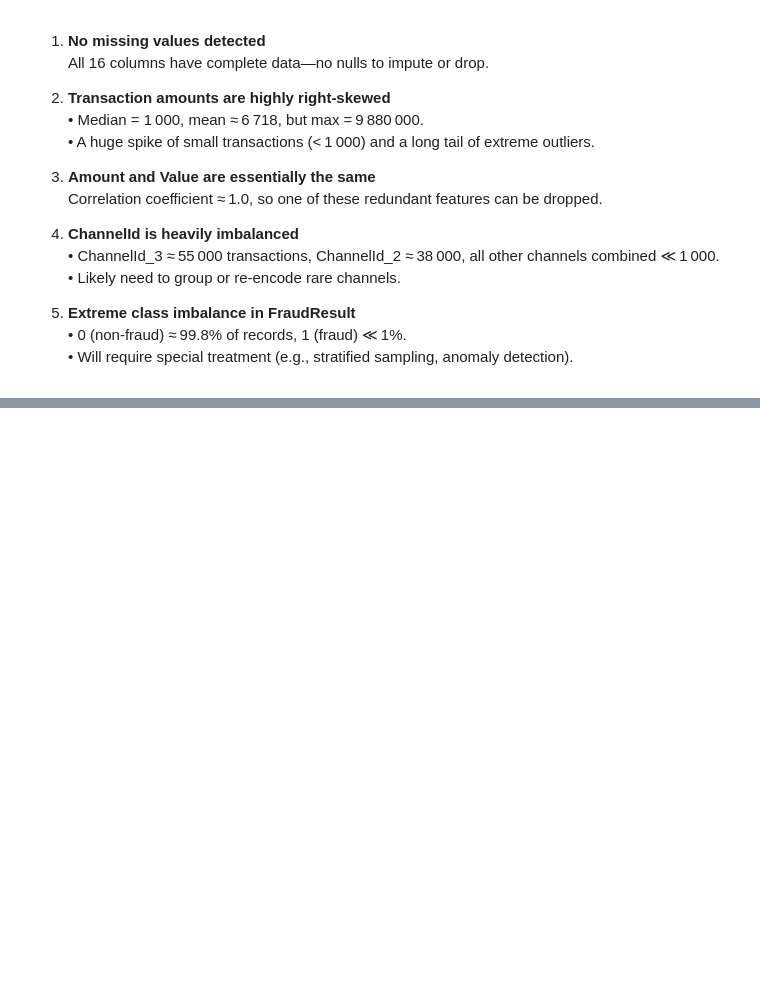
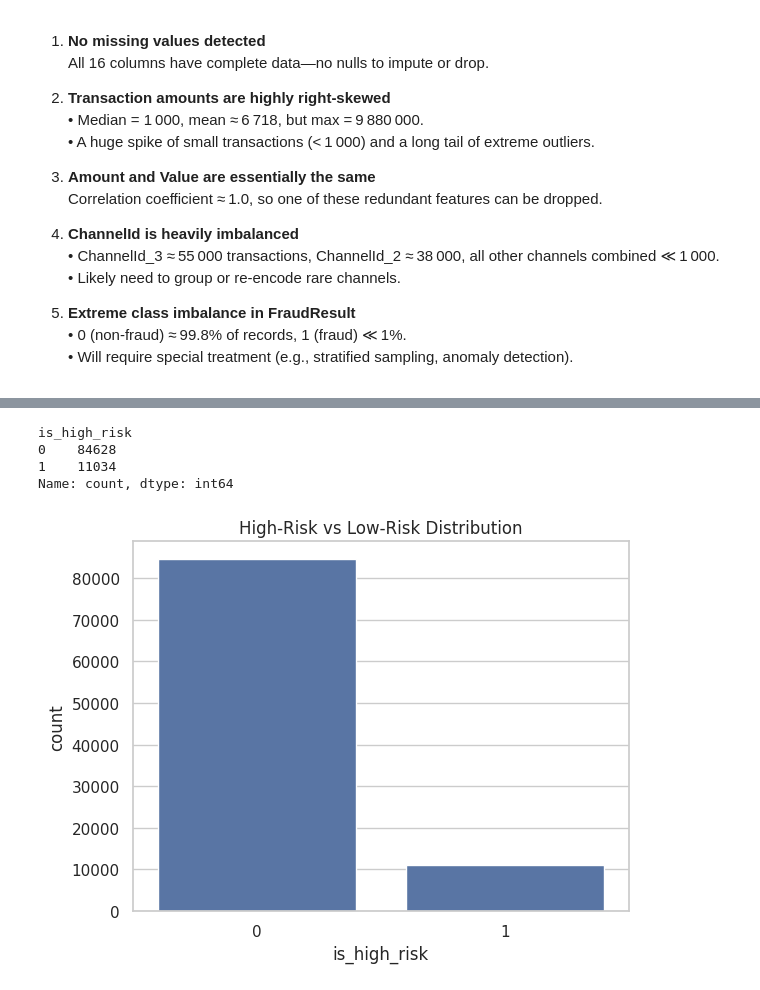
Before and after one commit to HTGit63/kaim-5-week-5, a Jupyter notebook: notebooks/1.0-eda.ipynb, the cells around one changed output, grey strips where cells are left out. Saved outputs shown, nothing was run; the diff lists cells and outputs as text; code cells hidden in the pictures; blank space fills up the shorter version.

Commit message:
Stage 5: Added RFM computation and clustering for is_high_risk label

```diff
--- a/notebooks/1.0-eda.ipynb
+++ b/notebooks/1.0-eda.ipynb
@@ -116,0 +142,10 @@ plt.show()
+# %%
+from sklearn.preprocessing import StandardScaler
+
+scaler = StandardScaler()
+rfm_scaled = pd.DataFrame(
+    scaler.fit_transform(rfm),
+    index=rfm.index,
+    columns=rfm.columns
+)
+rfm_scaled.head()
@@ -116,0 +160,9 @@ plt.show()
+# %%
+from sklearn.cluster import KMeans
+
+# 3 clusters, reproducible with random_state
+kmeans = KMeans(n_clusters=3, random_state=42)
+rfm['Cluster'] = kmeans.fit_predict(rfm_scaled)
+
+# View cluster counts
+rfm['Cluster'].value_counts().sort_index()
@@ -116,0 +175,10 @@ plt.show()
+# %%
+cluster_profiles = rfm.groupby('Cluster')[['Recency','Frequency','Monetary']].mean()
+print(cluster_profiles)
+
+# Identify cluster with max Recency & min Frequency
+high_risk_cluster = cluster_profiles.sort_values(
+    by=['Recency','Frequency','Monetary'],
+    ascending=[False,True,True]
+).index[0]
+high_risk_cluster
@@ -116,0 +192,17 @@ plt.show()
+# %%
+rfm['is_high_risk'] = (rfm['Cluster'] == high_risk_cluster).astype(int)
+
+# Merge back to main df on CustomerId
+df = df.merge(rfm['is_high_risk'], how='left', on='CustomerId')
+df['is_high_risk'].value_counts()
+# %% [output]
+is_high_risk
+0    84628
+1    11034
+Name: count, dtype: int64
+# %%
+sns.countplot(x='is_high_risk', data=df)
+plt.title("High-Risk vs Low-Risk Distribution")
+plt.show()
+# %% [output]
+[figure, added]
```
Also changed, not shown: parts of 4 cells of this notebook.
